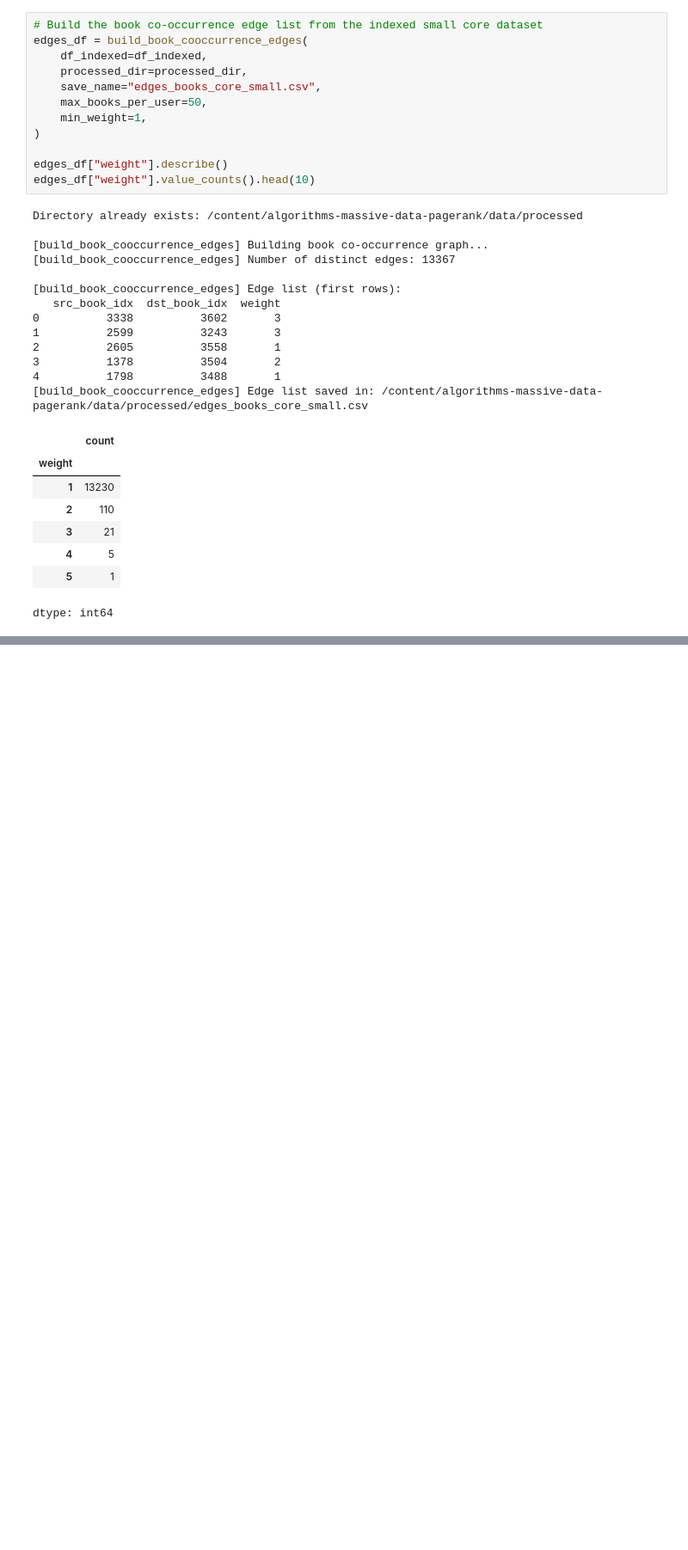
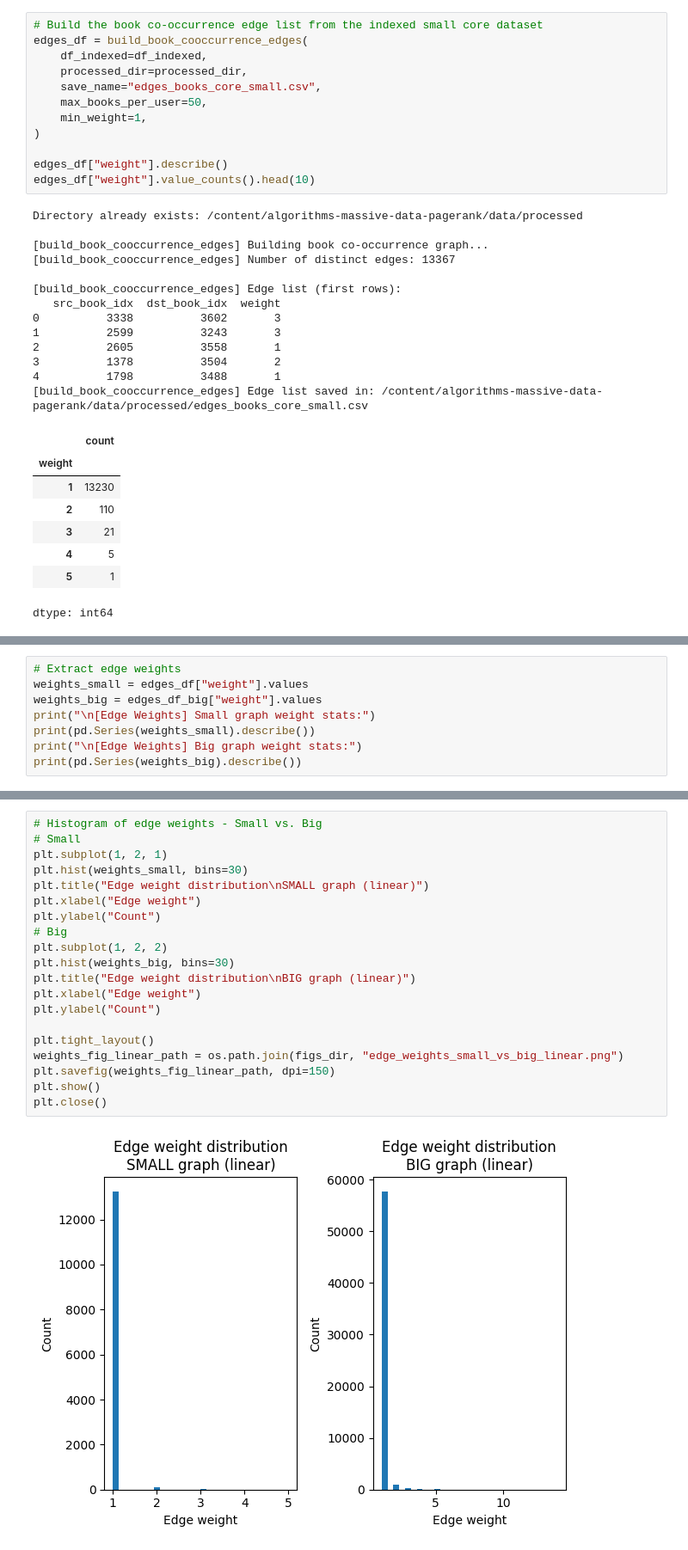
Before and after one commit to sXeSociety/algorithms-massive-data-pagerank, a Jupyter notebook: notebooks/notebook.ipynb, the cells around one changed output, grey strips where cells are left out. Shown at 86% size. Drawn from its saved outputs; the diff is of its cells as text; blank space fills up the shorter version.

```diff
--- a/notebooks/notebook.ipynb
+++ b/notebooks/notebook.ipynb
@@ -216,0 +661,8 @@ dtype: int64
+# %%
+# Extract edge weights
+weights_small = edges_df["weight"].values
+weights_big = edges_df_big["weight"].values
+print("\n[Edge Weights] Small graph weight stats:")
+print(pd.Series(weights_small).describe())
+print("\n[Edge Weights] Big graph weight stats:")
+print(pd.Series(weights_big).describe())
@@ -216,0 +687,22 @@ dtype: int64
+# %%
+# Histogram of edge weights - Small vs. Big
+# Small
+plt.subplot(1, 2, 1)
+plt.hist(weights_small, bins=30)
+plt.title("Edge weight distribution\nSMALL graph (linear)")
+plt.xlabel("Edge weight")
+plt.ylabel("Count")
+# Big
+plt.subplot(1, 2, 2)
+plt.hist(weights_big, bins=30)
+plt.title("Edge weight distribution\nBIG graph (linear)")
+plt.xlabel("Edge weight")
+plt.ylabel("Count")
+
+plt.tight_layout()
+weights_fig_linear_path = os.path.join(figs_dir, "edge_weights_small_vs_big_linear.png")
+plt.savefig(weights_fig_linear_path, dpi=150)
+plt.show()
+plt.close()
+# %% [output]
+[figure, added]
```
Also changed, not shown: parts of 43 cells of this notebook, 1 other file.
